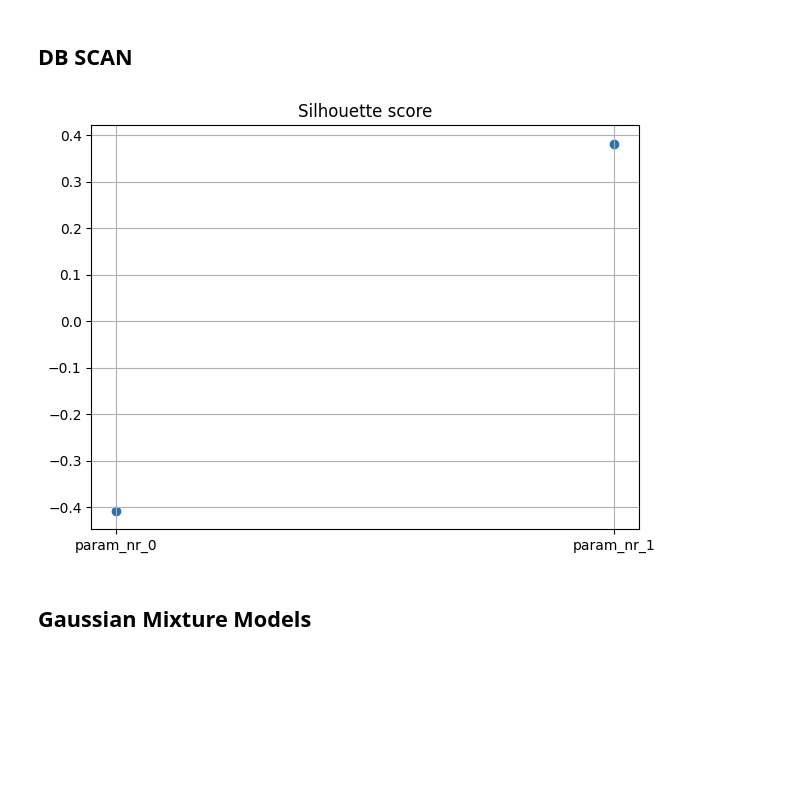
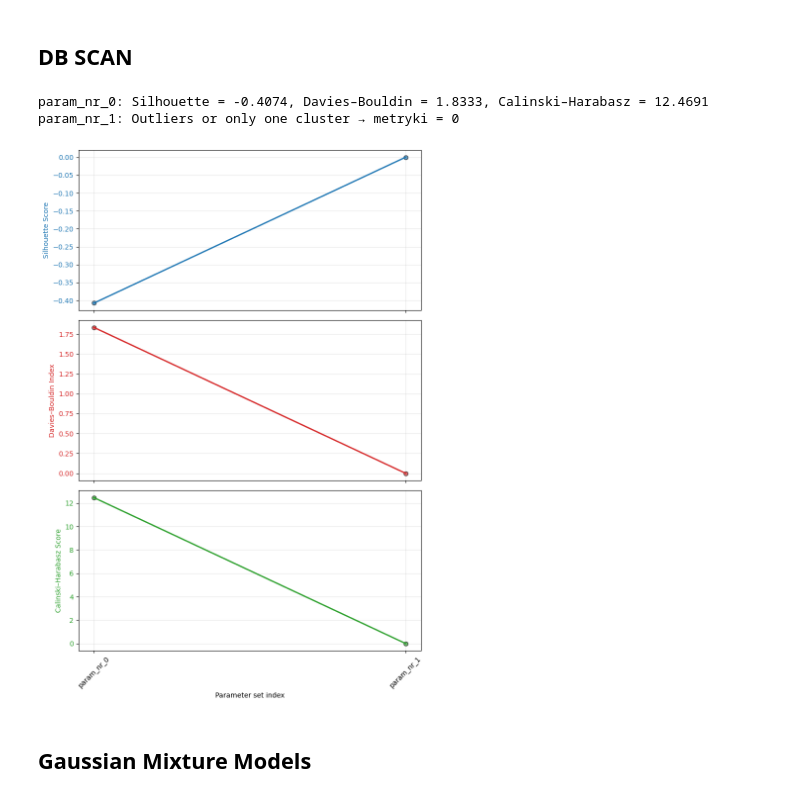
Before and after one commit to andrzejewskimaciej/ML_Intro_Projects, a Jupyter notebook: Project 2 - clustering/03_Clustering.ipynb, the cells around one changed output. Saved outputs shown, nothing was run; the diff lists cells and outputs as text; code cells hidden in the pictures; blank space fills up the shorter version.

```diff
--- a/Project 2 - clustering/03_Clustering.ipynb
+++ b/Project 2 - clustering/03_Clustering.ipynb
@@ -28,4 +46,4 @@ df_preprocessed = pd.DataFrame(np_preprocessed, columns=preprocessor.get_feature
 # wynika ze wspólnego źródła danych (jakiegoś faktu) dla tych zmiennych
 df_preprocessed.drop(columns=['basic_cat__loan_status_Fully Paid', 'ct_onehot__job__title_categorized_Other'], inplace=True)
 # %%
-df_preprocessed.head()
+X=df_preprocessed
@@ -112,11 +435,15 @@ def DBscanner(X,params_list):
 params_list = [
     {"eps": 1, "min_samples": 5},
     {"eps": 2, "min_samples": 10},
-    {"eps": 3, "min_samples": 5}
+    {"eps": 3, "min_samples": 5},
+    {"eps":4,"min_samples": 10},
+    {"eps":5,"min_samples":15}
 ]
 # %%
-DBscanner(df_preprocessed, params_list)
+DBScanner(X, params_list)
 # %% [output]
+param_nr_0: Silhouette = -0.4074, Davies–Bouldin = 1.8333, Calinski–Harabasz = 12.4691
+param_nr_1: Outliers or only one cluster → metryki = 0
-[figure, old version]
+[figure, new version]
 # %% [markdown]
 ## Gaussian Mixture Models
```
Also changed, not shown: parts of 17 cells of this notebook, 1 other file.
